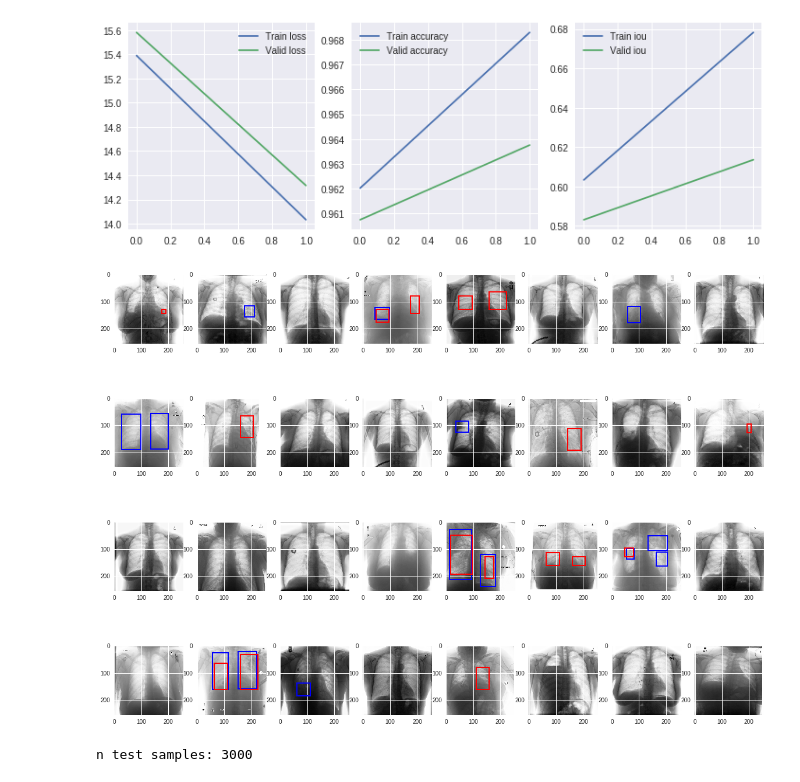
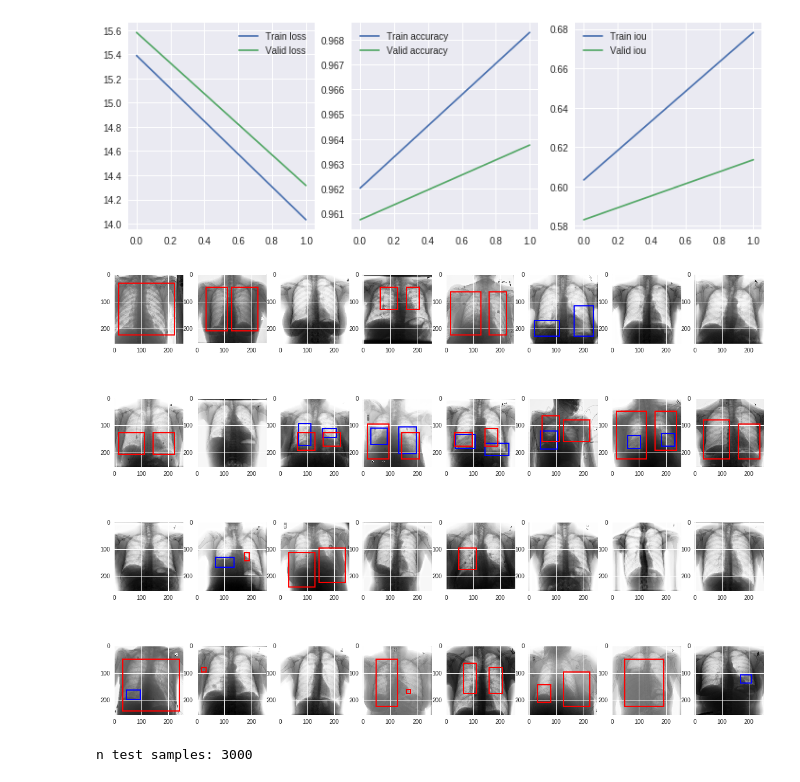
Before and after one commit to AI-Junction/Pneumonia-Detection, a Jupyter notebook: PneumoniaDetection.ipynb, the cells around one changed output. Saved outputs shown, nothing was run; the diff lists cells and outputs as text; code cells hidden in the pictures.

```diff
--- a/PneumoniaDetection.ipynb
+++ b/PneumoniaDetection.ipynb
@@ -635,0 +647,5 @@ model.summary()
+# %%
+
+#If you load model only for prediction (without training), you need to set compile flag to `False`:
+new_model = keras.models.load_model(filepath + '/' + 'pneumonia_model.h5', compile=False)
+new_model.summary()
@@ -653,7 +691,8 @@ plt.show()
 # %%
 for imgs, msks in valid_gen:
     # predict batch of images
-    preds = model.predict(imgs)
+    #preds = model.predict(imgs)
+    preds = new_model.predict(imgs)
     # create figure
     f, axarr = plt.subplots(4, 8, figsize=(20,15))
     axarr = axarr.ravel()
@@ -664,34 +703,34 @@ for imgs, msks in valid_gen:
         axarr[axidx].imshow(img[:, :, 0])
         # threshold true mask
         comp = msk[:, :, 0] > 0.5
         # apply connected components
         comp = measure.label(comp)
         # apply bounding boxes
         predictionString = ''
         for region in measure.regionprops(comp):
             # retrieve x, y, height and width
             y, x, y2, x2 = region.bbox
             height = y2 - y
             width = x2 - x
             axarr[axidx].add_patch(patches.Rectangle((x,y),width,height,linewidth=2,edgecolor='b',facecolor='none'))
         # threshold predicted mask
         comp = pred[:, :, 0] > 0.5
         # apply connected components
         comp = measure.label(comp)
         # apply bounding boxes
         predictionString = ''
         for region in measure.regionprops(comp):
             # retrieve x, y, height and width
             y, x, y2, x2 = region.bbox
             height = y2 - y
             width = x2 - x
             axarr[axidx].add_patch(patches.Rectangle((x,y),width,height,linewidth=2,edgecolor='r',facecolor='none'))
         axidx += 1
     plt.show()
     # only plot one batch
     break
 # %% [output]
-[figure, old version]
+[figure, new version]
 # %%
 # load and shuffle filenames
 folder = '/content/Pneumonia-Detection/test'
```
Also changed, not shown: parts of 13 cells of this notebook.
